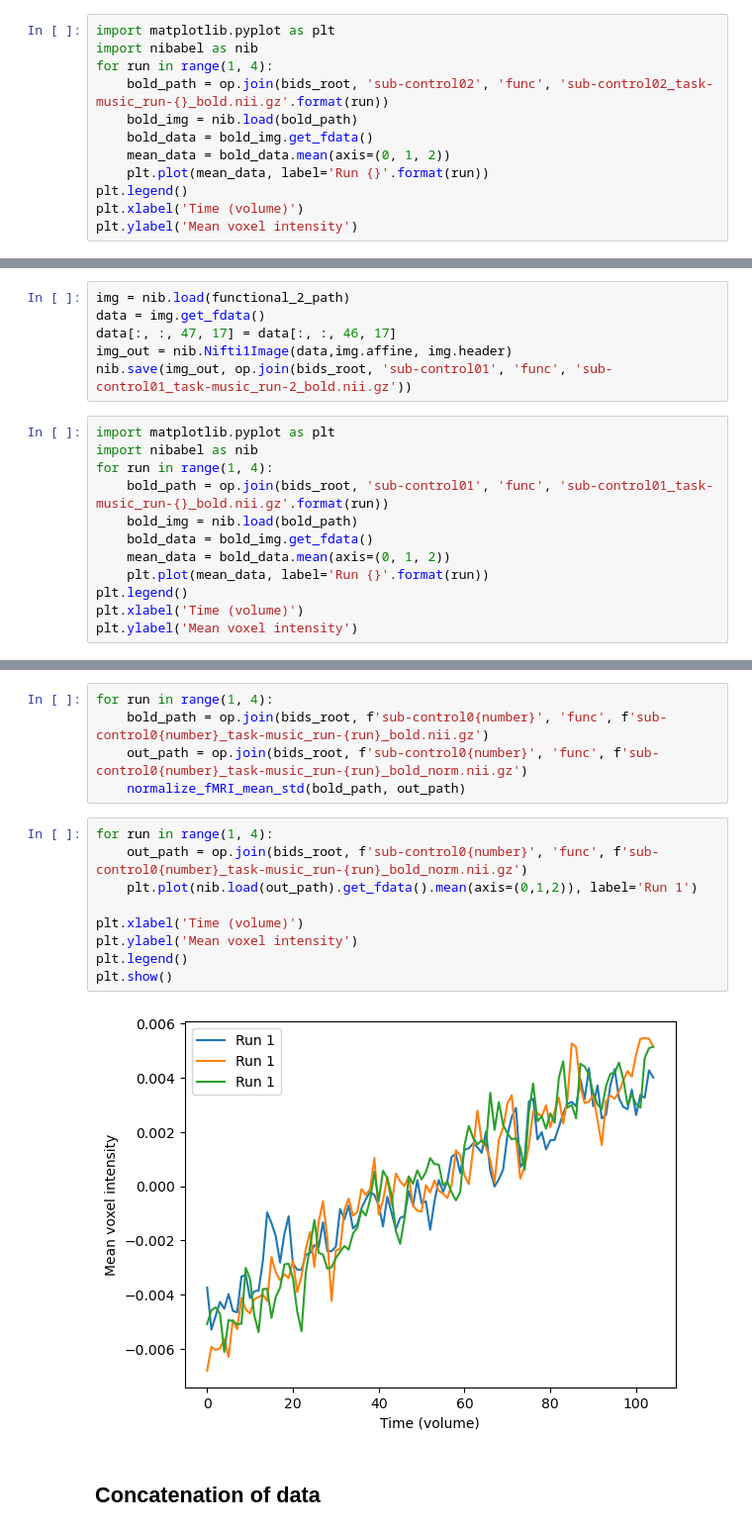
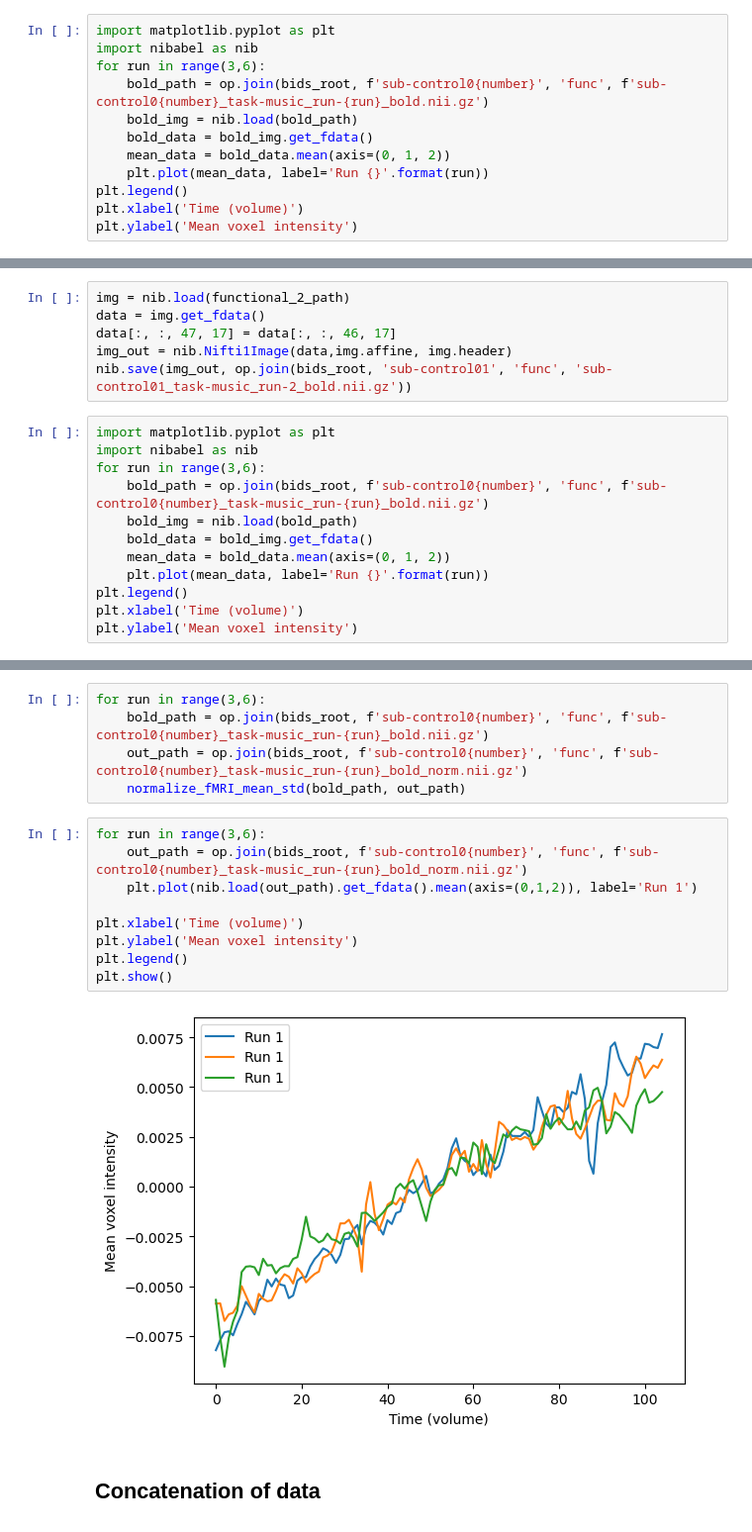
Before and after one commit to NicolasRR/NSSP, a Jupyter notebook: preprocessing.ipynb, the cells around one changed output, grey strips where cells are left out. Shown: that part at 99% size. Cells and saved outputs as stored; diff of their text form.

```diff
--- a/preprocessing.ipynb
+++ b/preprocessing.ipynb
@@ -272,8 +272,8 @@ os.listdir(op.join(bids_root, 'sub-control01', 'func'))
 # %%
 import matplotlib.pyplot as plt
 import nibabel as nib
-for run in range(1, 4):
-    bold_path = op.join(bids_root, 'sub-control02', 'func', 'sub-control02_task-music_run-{}_bold.nii.gz'.format(run))
+for run in range(3,6):
+    bold_path = op.join(bids_root, f'sub-control0{number}', 'func', f'sub-control0{number}_task-music_run-{run}_bold.nii.gz')
     bold_img = nib.load(bold_path)
     bold_data = bold_img.get_fdata()
     mean_data = bold_data.mean(axis=(0, 1, 2))
@@ -300,8 +300,8 @@ nib.save(img_out, op.join(bids_root, 'sub-control01', 'func', 'sub-control01_tas
 # %%
 import matplotlib.pyplot as plt
 import nibabel as nib
-for run in range(1, 4):
-    bold_path = op.join(bids_root, 'sub-control01', 'func', 'sub-control01_task-music_run-{}_bold.nii.gz'.format(run))
+for run in range(3,6):
+    bold_path = op.join(bids_root, f'sub-control0{number}', 'func', f'sub-control0{number}_task-music_run-{run}_bold.nii.gz')
     bold_img = nib.load(bold_path)
     bold_data = bold_img.get_fdata()
     mean_data = bold_data.mean(axis=(0, 1, 2))
@@ -315,19 +315,19 @@ Text(0, 0.5, 'Mean voxel intensity')
 # %%
-for run in range(1, 4):
+for run in range(3,6):
     bold_path = op.join(bids_root, f'sub-control0{number}', 'func', f'sub-control0{number}_task-music_run-{run}_bold.nii.gz')
     out_path = op.join(bids_root, f'sub-control0{number}', 'func', f'sub-control0{number}_task-music_run-{run}_bold_norm.nii.gz')
     normalize_fMRI_mean_std(bold_path, out_path)
 # %%
-for run in range(1, 4):
+for run in range(3,6):
     out_path = op.join(bids_root, f'sub-control0{number}', 'func', f'sub-control0{number}_task-music_run-{run}_bold_norm.nii.gz')
     plt.plot(nib.load(out_path).get_fdata().mean(axis=(0,1,2)), label='Run 1')
 
 plt.xlabel('Time (volume)')
 plt.ylabel('Mean voxel intensity')
 plt.legend()
 plt.show()
 # %% [output]
-[figure, old version]
+[figure, new version]
 # %% [markdown]
 <h2>Concatenation of data</h2>
 # %%
```
Also changed, not shown: parts of 17 cells of this notebook.
